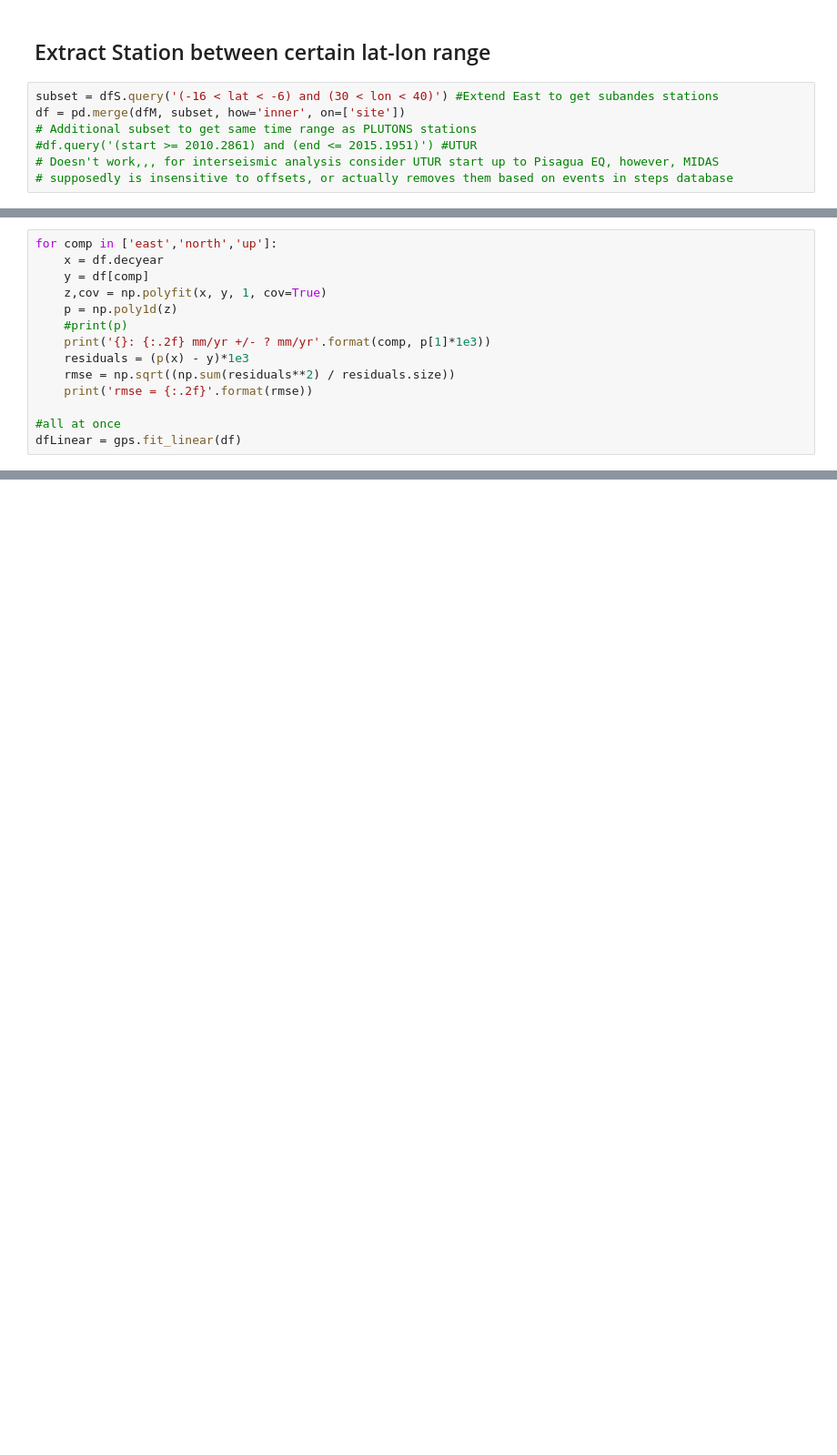
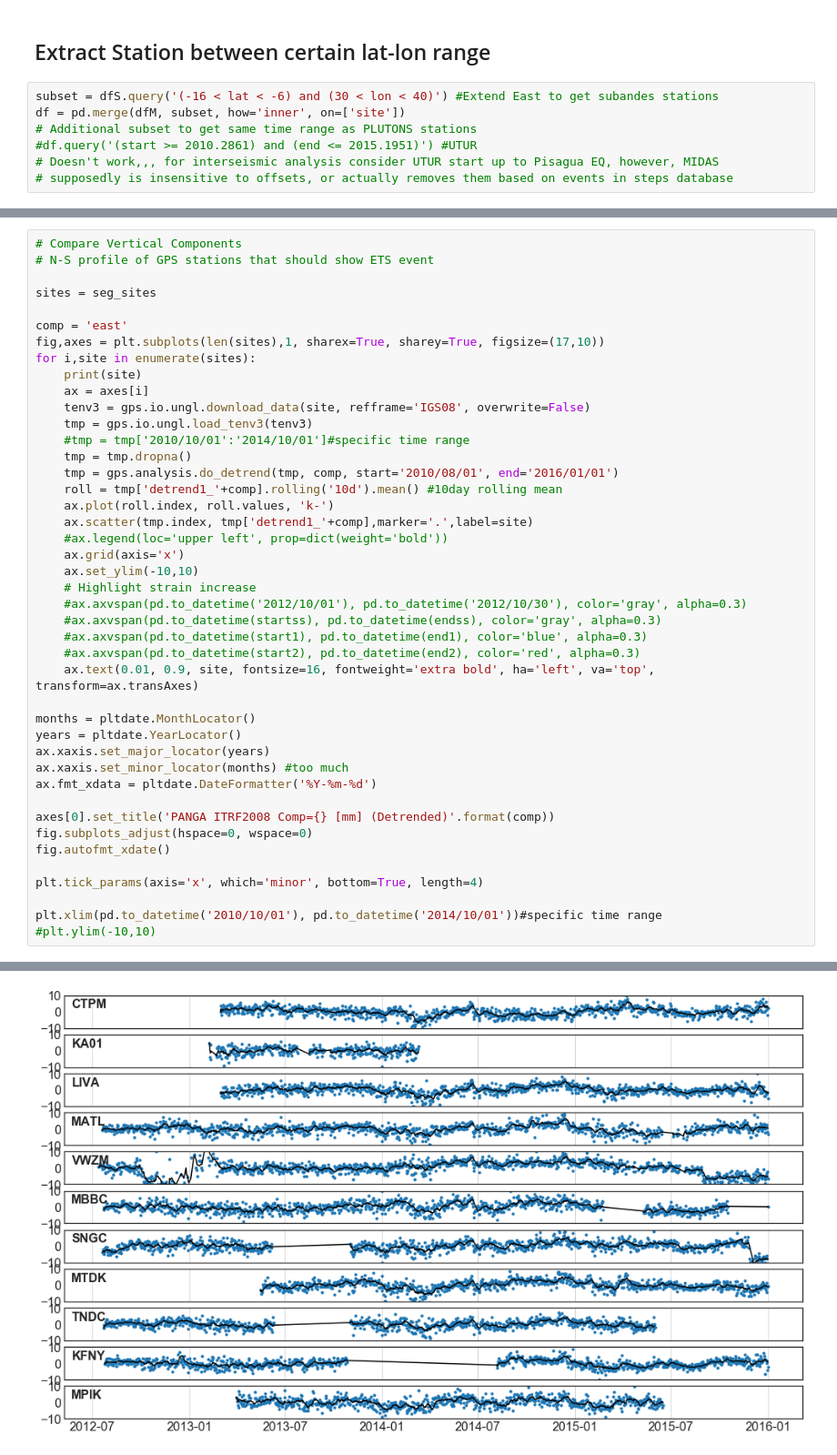
Before and after one commit to scottyhq/malawi, a Jupyter notebook: Segment_GPS_Analysis.ipynb, the cells around one changed output, grey strips where cells are left out. Shown: that part at 91% size. Cells and saved outputs as stored; diff of their text form; blank space fills up the shorter version.

```diff
--- a/Segment_GPS_Analysis.ipynb
+++ b/Segment_GPS_Analysis.ipynb
@@ -343,14 +214,0 @@ Up: 1.53 mm/yr +/- 1.95 mm/yr
-# %%
-for comp in ['east','north','up']:
-    x = df.decyear
-    y = df[comp]
-    z,cov = np.polyfit(x, y, 1, cov=True)
-    p = np.poly1d(z)
-    #print(p)
-    print('{}: {:.2f} mm/yr +/- ? mm/yr'.format(comp, p[1]*1e3))
-    residuals = (p(x) - y)*1e3
-    rmse = np.sqrt((np.sum(residuals**2) / residuals.size))
-    print('rmse = {:.2f}'.format(rmse))
-
-#all at once
-dfLinear = gps.fit_linear(df)
@@ -743,0 +215,44 @@ ax.set_ylim(Y.min(), Y.max())
+# %%
+# Compare Vertical Components
+# N-S profile of GPS stations that should show ETS event
+
+sites = seg_sites
+
+comp = 'east'
+fig,axes = plt.subplots(len(sites),1, sharex=True, sharey=True, figsize=(17,10))
+for i,site in enumerate(sites):
+    print(site)
+    ax = axes[i]
+    tenv3 = gps.io.ungl.download_data(site, refframe='IGS08', overwrite=False)
+    tmp = gps.io.ungl.load_tenv3(tenv3)
+    #tmp = tmp['2010/10/01':'2014/10/01']#specific time range
+    tmp = tmp.dropna()
+    tmp = gps.analysis.do_detrend(tmp, comp, start='2010/08/01', end='2016/01/01')
+    roll = tmp['detrend1_'+comp].rolling('10d').mean() #10day rolling mean
+    ax.plot(roll.index, roll.values, 'k-')
+    ax.scatter(tmp.index, tmp['detrend1_'+comp],marker='.',label=site)
+    #ax.legend(loc='upper left', prop=dict(weight='bold'))
+    ax.grid(axis='x')
+    ax.set_ylim(-10,10)
+    # Highlight strain increase
+    #ax.axvspan(pd.to_datetime('2012/10/01'), pd.to_datetime('2012/10/30'), color='gray', alpha=0.3)
+    #ax.axvspan(pd.to_datetime(startss), pd.to_datetime(endss), color='gray', alpha=0.3)
+    #ax.axvspan(pd.to_datetime(start1), pd.to_datetime(end1), color='blue', alpha=0.3)
+    #ax.axvspan(pd.to_datetime(start2), pd.to_datetime(end2), color='red', alpha=0.3)
+    ax.text(0.01, 0.9, site, fontsize=16, fontweight='extra bold', ha='left', va='top', transform=ax.transAxes)
+
+months = pltdate.MonthLocator()
+years = pltdate.YearLocator()
+ax.xaxis.set_major_locator(years)
+ax.xaxis.set_minor_locator(months) #too much
+ax.fmt_xdata = pltdate.DateFormatter('%Y-%m-%d')
+
+axes[0].set_title('PANGA ITRF2008 Comp={} [mm] (Detrended)'.format(comp))
+fig.subplots_adjust(hspace=0, wspace=0)
+fig.autofmt_xdate()
+
+plt.tick_params(axis='x', which='minor', bottom=True, length=4)
+
+plt.xlim(pd.to_datetime('2010/10/01'), pd.to_datetime('2014/10/01'))#specific time range
+#plt.ylim(-10,10)
+# %% [output]
@@ -743,0 +277 @@ ax.set_ylim(Y.min(), Y.max())
+[figure, added]
```
Also changed, not shown: parts of 53 cells of this notebook, 12 other files.
